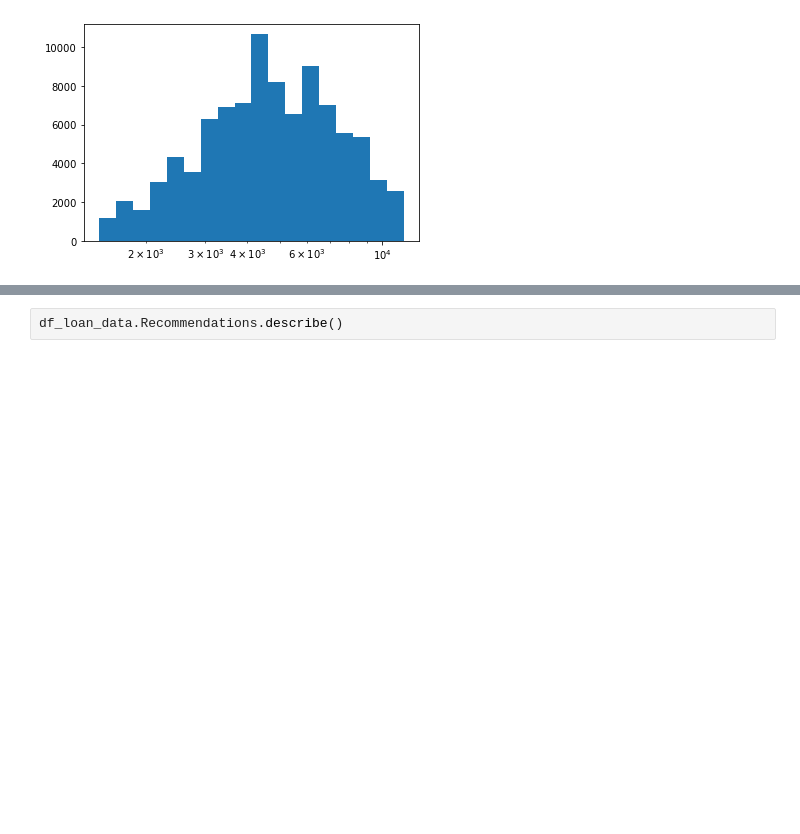
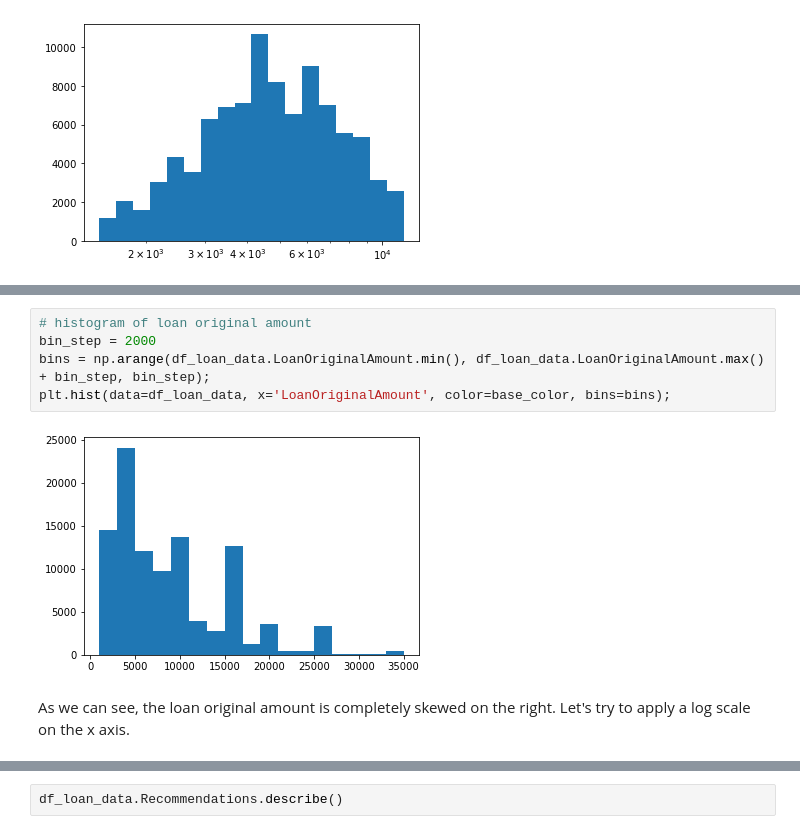
Before and after one commit to Simonmaignan/udacity-data-analysis, a Jupyter notebook: project-communicate-data-findings/data_exploration.ipynb, the cells around one changed output, grey strips where cells are left out. Drawn from its saved outputs; the diff is of its cells as text; blank space fills up the shorter version.

Commit message:
Multivariate data exploration around Loan status finished

```diff
--- a/project-communicate-data-findings/data_exploration.ipynb
+++ b/project-communicate-data-findings/data_exploration.ipynb
@@ -487,0 +500,9 @@ The diagramm without the outlier confirm the normal distribution unimodal and sy
+# %%
+# histogram of loan original amount
+bin_step = 2000
+bins = np.arange(df_loan_data.LoanOriginalAmount.min(), df_loan_data.LoanOriginalAmount.max() + bin_step, bin_step);
+plt.hist(data=df_loan_data, x='LoanOriginalAmount', color=base_color, bins=bins);
+# %% [output]
+[figure, added]
+# %% [markdown]
+As we can see, the loan original amount is completely skewed on the right. Let's try to apply a log scale on the x axis.
```
Also changed, not shown: parts of 18 cells of this notebook.
